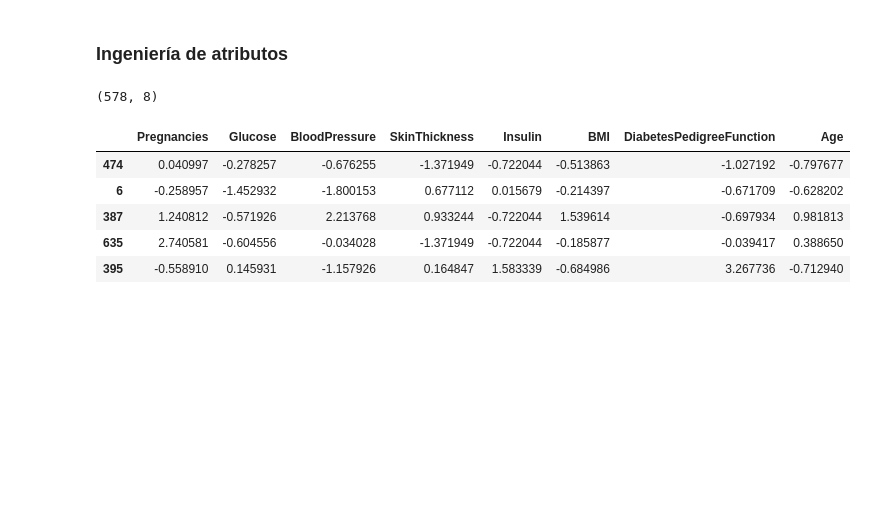
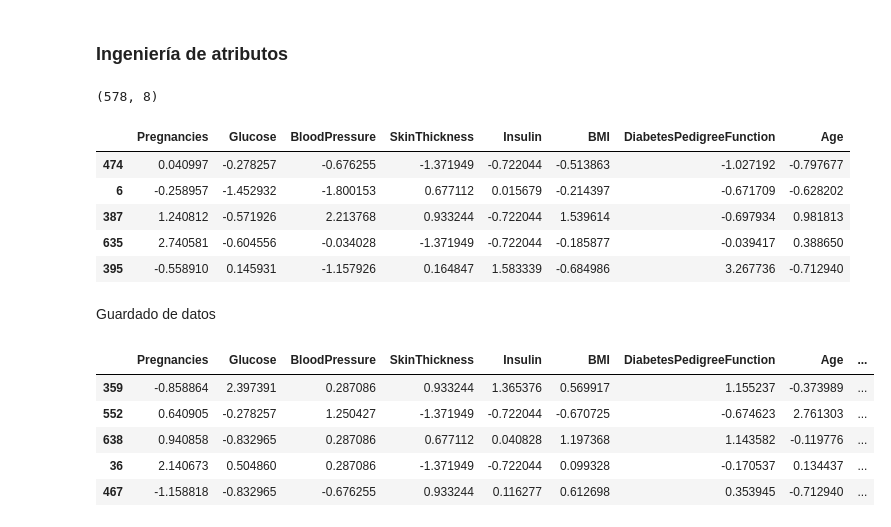
Before and after one commit to VLGuazzelli/Proy-Arbol-de-Decision-VLG-streamlit, a Jupyter notebook: src/explore.ipynb, the cells around one changed output. Saved outputs shown, nothing was run; the diff lists cells and outputs as text; code cells hidden in the pictures; blank space fills up the shorter version.

```diff
--- a/src/explore.ipynb
+++ b/src/explore.ipynb
@@ -355,3 +369,17 @@ X_train_num_scal.head()
 # %%
 X_train_final=X_train_num_scal
 X_test_final=X_test_num_scal
+# %% [markdown]
+Guardado de datos
+# %%
+X_train_num_scal["Outcome"]=list(y_train)
+X_test_num_scal["Outcome"]=list(y_test)
+
+X_test_num_scal.head()
+# %% [output]
+|  | Pregnancies | Glucose | BloodPressure | SkinThickness | Insulin | BMI | DiabetesPedigreeFunction | Age | ... |
+| 359 | -0.858864 | 2.397391 | 0.287086 | 0.933244 | 1.365376 | 0.569917 | 1.155237 | -0.373989 | ... |
+| 552 | 0.640905 | -0.278257 | 1.250427 | -1.371949 | -0.722044 | -0.670725 | -0.674623 | 2.761303 | ... |
+| 638 | 0.940858 | -0.832965 | 0.287086 | 0.677112 | 0.040828 | 1.197368 | 1.143582 | -0.119776 | ... |
+| 36 | 2.140673 | 0.504860 | 0.287086 | -1.371949 | -0.722044 | 0.099328 | -0.170537 | 0.134437 | ... |
+| 467 | -1.158818 | -0.832965 | -0.676255 | 0.933244 | 0.116277 | 0.612698 | 0.353945 | -0.712940 | ... |
```
Also changed, not shown: parts of 12 cells of this notebook, 2 other files.
